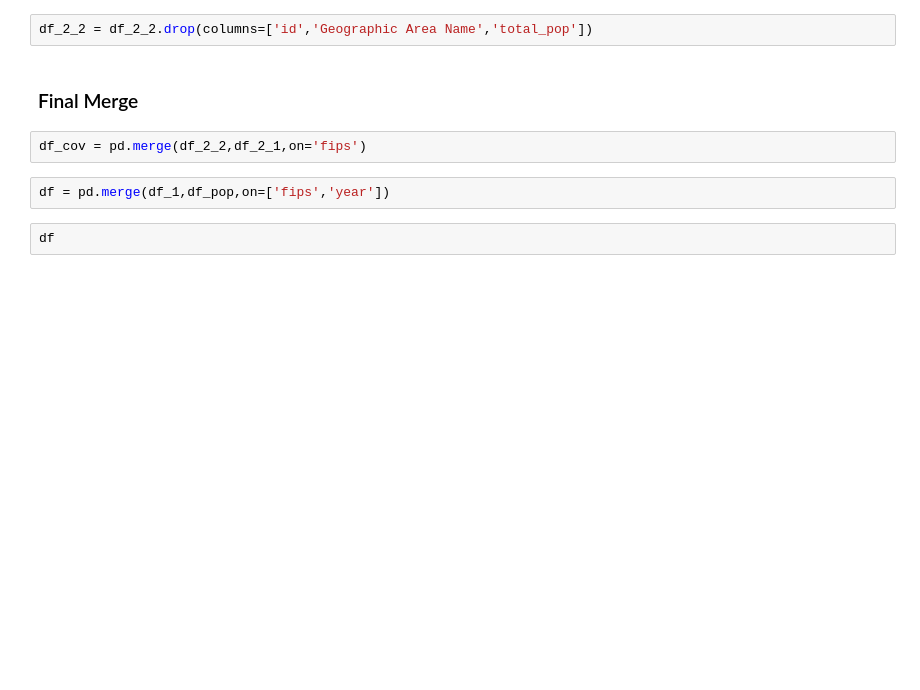
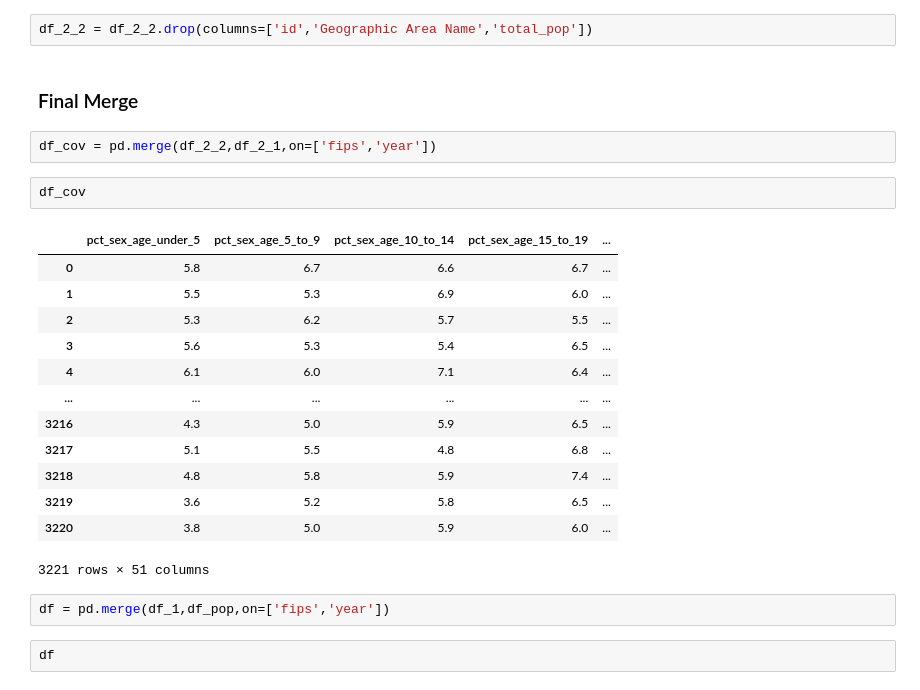
Before and after one commit to JayRPhilbrick/bdsi22dataminingsti, a Jupyter notebook: Notebooks/sti_2002_2020_2020_cov.ipynb, the cells around one changed output. Saved outputs shown, nothing was run; the diff lists cells and outputs as text; blank space fills up the shorter version.

```diff
--- a/Notebooks/sti_2002_2020_2020_cov.ipynb
+++ b/Notebooks/sti_2002_2020_2020_cov.ipynb
@@ -106,7 +106,23 @@ df_2_2 = df_2_2.drop(columns=['id','Geographic Area Name','total_pop'])
 # %% [markdown]
 ### Final Merge
 # %%
-df_cov = pd.merge(df_2_2,df_2_1,on='fips')
+df_cov = pd.merge(df_2_2,df_2_1,on=['fips','year'])
+# %%
+df_cov
+# %% [output]
+|  | pct_sex_age_under_5 | pct_sex_age_5_to_9 | pct_sex_age_10_to_14 | pct_sex_age_15_to_19 | ... |
+| 0 | 5.8 | 6.7 | 6.6 | 6.7 | ... |
+| 1 | 5.5 | 5.3 | 6.9 | 6.0 | ... |
+| 2 | 5.3 | 6.2 | 5.7 | 5.5 | ... |
+| 3 | 5.6 | 5.3 | 5.4 | 6.5 | ... |
+| 4 | 6.1 | 6.0 | 7.1 | 6.4 | ... |
+| ... | ... | ... | ... | ... | ... |
+| 3216 | 4.3 | 5.0 | 5.9 | 6.5 | ... |
+| 3217 | 5.1 | 5.5 | 4.8 | 6.8 | ... |
+| 3218 | 4.8 | 5.8 | 5.9 | 7.4 | ... |
+| 3219 | 3.6 | 5.2 | 5.8 | 6.5 | ... |
+| 3220 | 3.8 | 5.0 | 5.9 | 6.0 | ... |
+3221 rows × 51 columns
 # %%
 df = pd.merge(df_1,df_pop,on=['fips','year'])
 # %%
```
Also changed, not shown: parts of 3 cells of this notebook.
